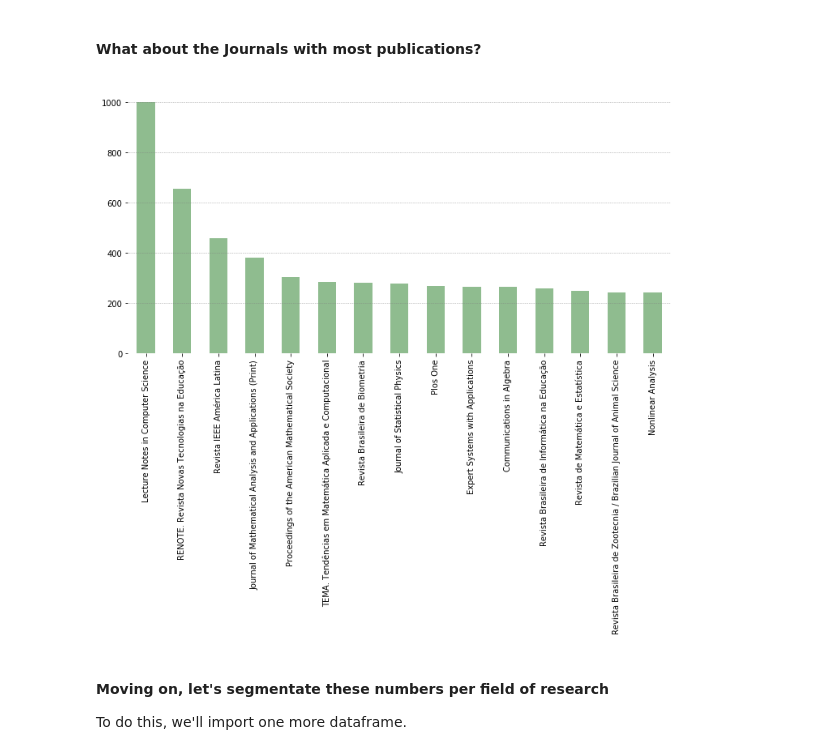
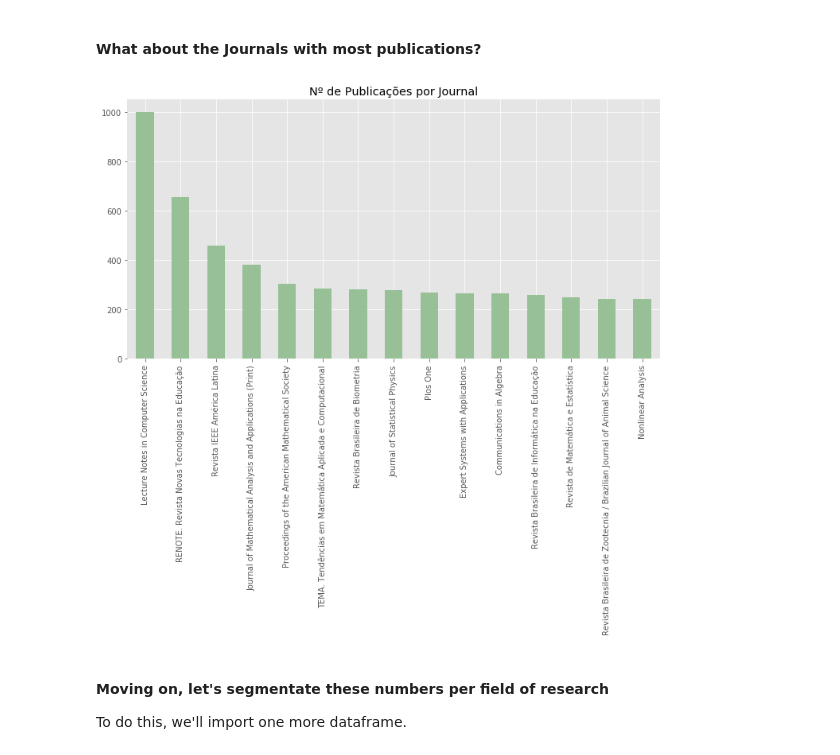
Before and after one commit to davibarreira/PBMNet, a Jupyter notebook: Exploring_Database.ipynb, the cells around one changed output. Drawn from its saved outputs; the diff is of its cells as text; code cells hidden in the pictures.

```diff
--- a/Exploring_Database.ipynb
+++ b/Exploring_Database.ipynb
@@ -11,6 +11,8 @@ import numpy as np
 import pandas as pd
 import seaborn as sns
 import matplotlib.pyplot as plt
+
+plt.style.use('ggplot')
 # %% [markdown]
 **Importing dataframe...**
 # %%
@@ -123,24 +125,25 @@ plt.savefig('Publicacoes_acumulado.png', bbox_inches='tight')
 
 **What about the Journals with most publications?**
 # %%
-ax = df_pub_unique['JOURNAL'].value_counts()[:15].plot(kind='bar', color='darkseagreen', figsize=(12,6))
+ax = df_pub_unique['JOURNAL'].value_counts()[:15].plot(kind='bar', color='darkseagreen', figsize=(12,6),
+                                                       alpha=0.9, title='Nº de Publicações por Journal')
 
 # removing frames
 ax.spines['top'].set_visible(False)
 ax.spines['right'].set_visible(False)
 ax.spines['bottom'].set_visible(False)
 ax.spines['left'].set_visible(False)
 
 # horizontal grid lines
-ax.yaxis.grid(zorder=0,which="major", color='gray', linestyle=':', linewidth=0.6)
+#ax.yaxis.grid(zorder=0,which="major", color='gray', linestyle=':', linewidth=0.6)
 #plt.ylim(0,1200)
 
 # x-ticks
 plt.xticks(rotation=90)
 
 plt.savefig('Journals.png', bbox_inches='tight')
 # %% [output]
-[figure, old version]
+[figure, new version]
 # %% [markdown]
 <br>
 
```
Also changed, not shown: parts of 19 cells of this notebook, 8 other files.
